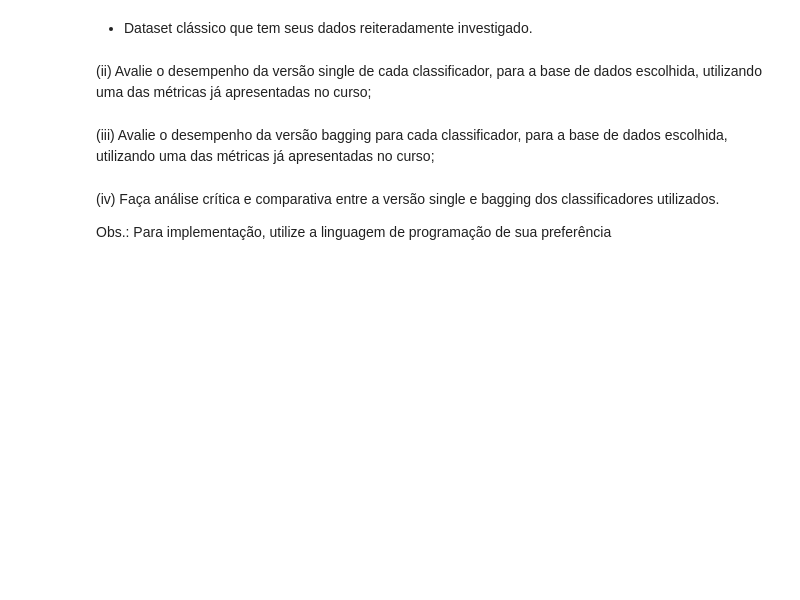
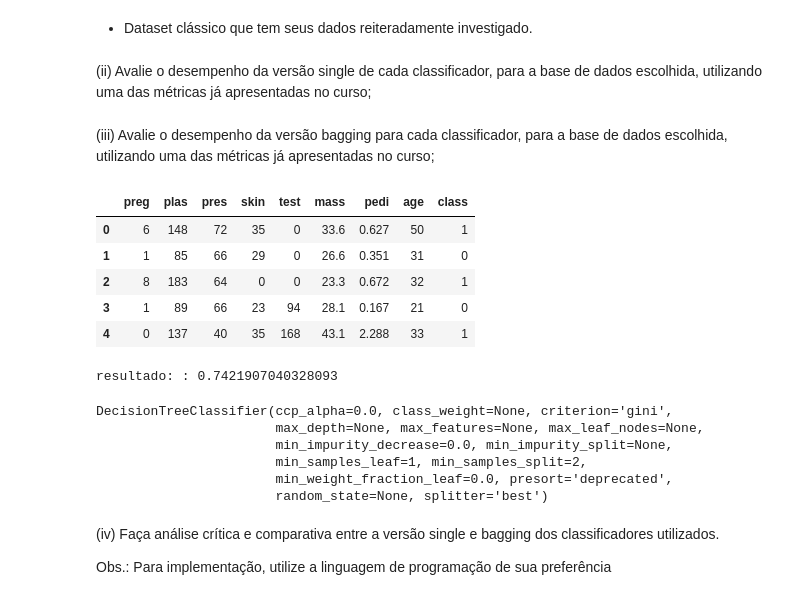
Before and after one commit to Reis25/AprendizadoDeMquinas, a Jupyter notebook: avaliaca1_am_demetriosreis.ipynb, the cells around one changed output. Saved outputs shown, nothing was run; the diff lists cells and outputs as text; code cells hidden in the pictures; blank space fills up the shorter version.

```diff
--- a/avaliaca1_am_demetriosreis.ipynb
+++ b/avaliaca1_am_demetriosreis.ipynb
@@ -880,6 +886,55 @@ Na justificativa, utilize um conjunto de dados como exemplo.
 # %% [markdown]
 
 (iii) Avalie o desempenho da versão bagging para cada classificador, para a base de dados escolhida, utilizando uma das métricas já apresentadas no curso;
+# %%
+import numpy as np
+import pandas as pd
+from sklearn.model_selection import KFold
+from sklearn.model_selection import cross_val_score
+from sklearn.ensemble import BaggingClassifier
+from sklearn.tree import DecisionTreeClassifier
+
+names = ['preg', 'plas', 'pres', 'skin', 'test', 'mass', 'pedi', 'age', 'class']
+data = pd.read_csv("https://raw.githubusercontent.com/Reis25/Testes_py/master/pima_data.csv",names=names)
+# %%
+data.head()
+# %% [output]
+|  | preg | plas | pres | skin | test | mass | pedi | age | class |
+| 0 | 6 | 148 | 72 | 35 | 0 | 33.6 | 0.627 | 50 | 1 |
+| 1 | 1 | 85 | 66 | 29 | 0 | 26.6 | 0.351 | 31 | 0 |
+| 2 | 8 | 183 | 64 | 0 | 0 | 23.3 | 0.672 | 32 | 1 |
+| 3 | 1 | 89 | 66 | 23 | 94 | 28.1 | 0.167 | 21 | 0 |
+| 4 | 0 | 137 | 40 | 35 | 168 | 43.1 | 2.288 | 33 | 1 |
+# %%
+array = data.values
+X = array[:,0:8]
+Y = array[:,8]
+cart = DecisionTreeClassifier()
+num_tree = 10
+seed = 2
+
+model = BaggingClassifier(cart,n_estimators=num_tree,random_state=seed)
+kfold = KFold(n_splits=10,random_state=seed)
+result = cross_val_score(model,X,Y,cv=kfold)
+
+print("resultado: :",result.mean())
+# %% [output]
+resultado: : 0.7421907040328093
+# %%
+clf_t = sklearn.tree.DecisionTreeClassifier()
+
+clf_t.fit(X, Y)
+
+#resultadox = sklearn.metrics.accuracy_score(X,Y)
+
+#print("resultado: :",resultadox.mean())
+# %% [output]
+DecisionTreeClassifier(ccp_alpha=0.0, class_weight=None, criterion='gini',
+                       max_depth=None, max_features=None, max_leaf_nodes=None,
+                       min_impurity_decrease=0.0, min_impurity_split=None,
+                       min_samples_leaf=1, min_samples_split=2,
+                       min_weight_fraction_leaf=0.0, presort='deprecated',
+                       random_state=None, splitter='best')
 # %% [markdown]
 
 (iv) Faça análise crítica e comparativa entre a versão single e bagging dos classificadores utilizados.
```
Also changed, not shown: parts of 7 cells of this notebook.
